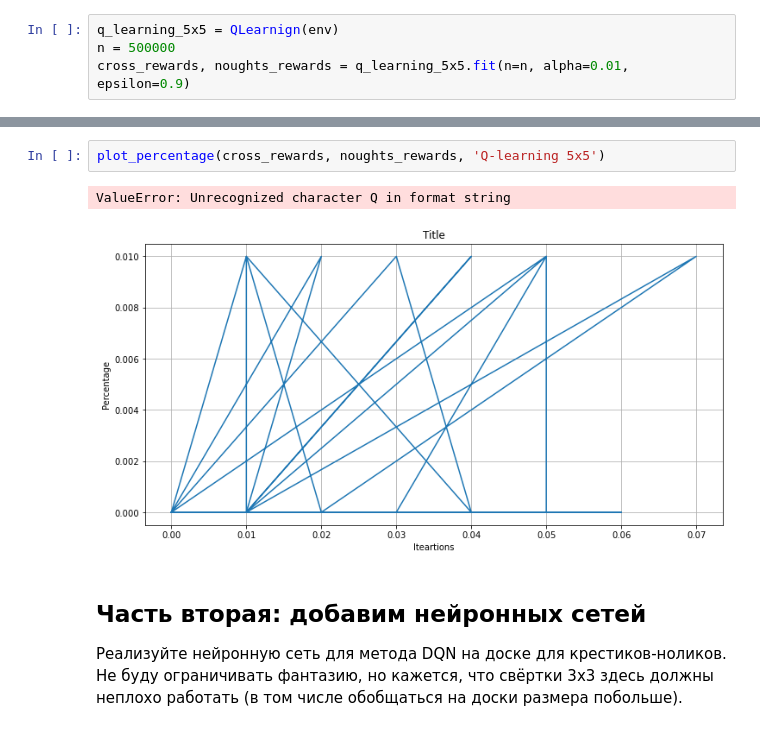
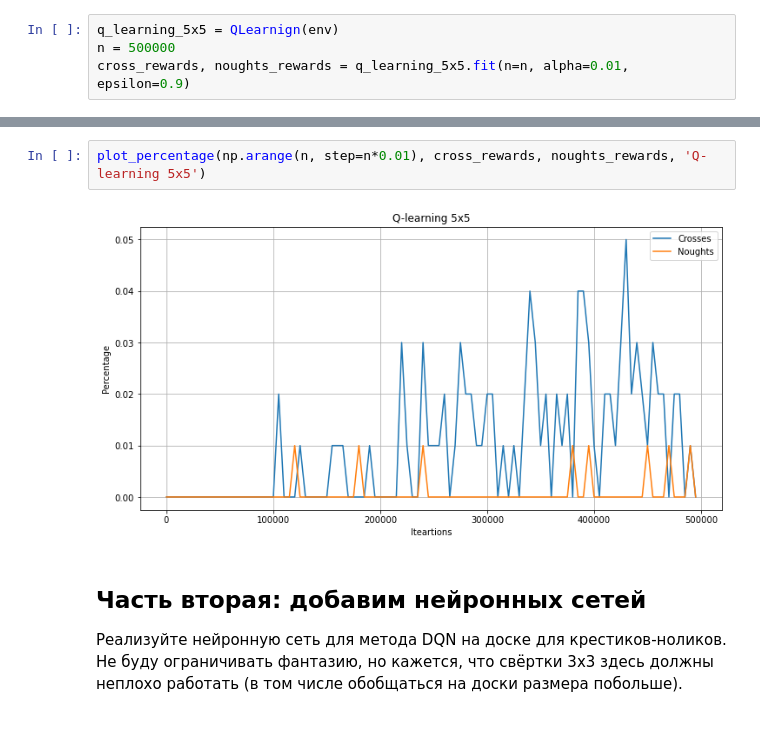
Before and after one commit to KhubbatulinMark/KhubbatulinMark-rl-advanced-dl-made-2021, a Jupyter notebook: homeworks/homework-2/homework-2.ipynb, the cells around one changed output, grey strips where cells are left out. Drawn from its saved outputs; the diff is of its cells as text.

```diff
--- a/homeworks/homework-2/homework-2.ipynb
+++ b/homeworks/homework-2/homework-2.ipynb
@@ -191,8 +171,7 @@ cross_rewards
 # %%
-plot_percentage(cross_rewards, noughts_rewards, 'Q-learning 5x5')
+plot_percentage(np.arange(n, step=n*0.01), cross_rewards, noughts_rewards, 'Q-learning 5x5')
 # %% [output]
-ValueError: Unrecognized character Q in format string
-[figure, old version]
+[figure, new version]
 # %% [markdown]
 ## Часть вторая: добавим нейронных сетей
 Реализуйте нейронную сеть для метода DQN на доске для крестиков-ноликов. Не буду ограничивать фантазию, но кажется, что свёртки 3х3 здесь должны неплохо работать (в том числе обобщаться на доски размера побольше).
```
Also changed, not shown: parts of 4 cells of this notebook.
